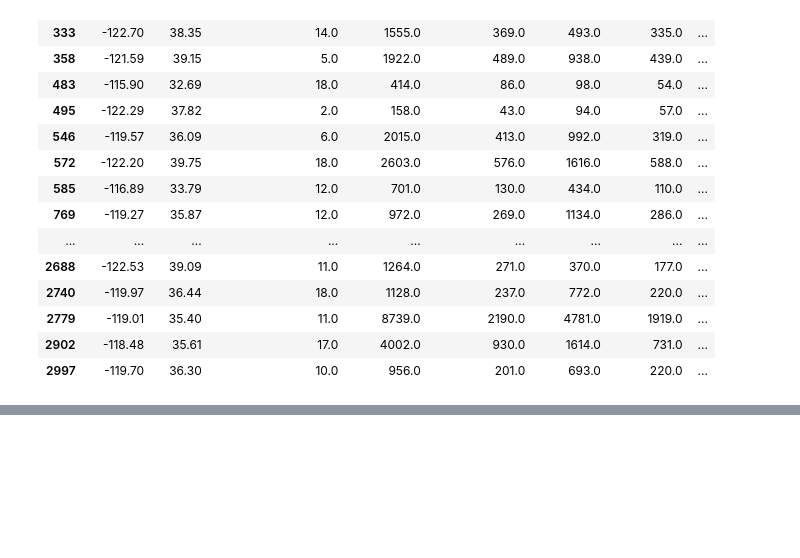
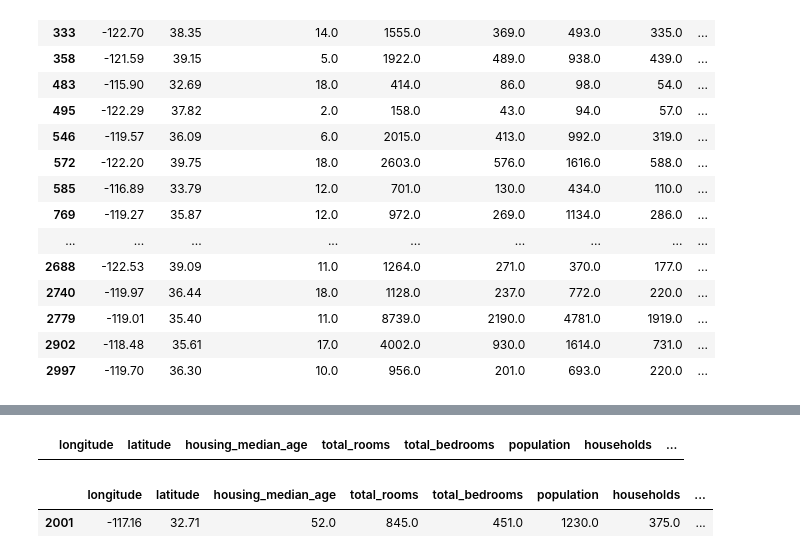
Before and after one commit to VitaliPopov/PYTHON_HW, a Jupyter notebook: python_sem9.ipynb, the cells around one changed output, grey strips where cells are left out. Drawn from its saved outputs; the diff is of its cells as text; code cells hidden in the pictures; blank space fills up the shorter version.

```diff
--- a/python_sem9.ipynb
+++ b/python_sem9.ipynb
@@ -136,0 +157,9 @@ datafr[(datafr['housing_median_age']<20)&(datafr['median_house_value']<70000)]
+# %%
+datafr[(datafr['median_income'] == 3.1250)== datafr['median_house_value'].max()]
+# %% [output]
+|  | longitude | latitude | housing_median_age | total_rooms | total_bedrooms | population | households | ... |
+# %%
+datafr[(datafr['median_house_value'] == datafr['median_house_value'].min())]
+# %% [output]
+|  | longitude | latitude | housing_median_age | total_rooms | total_bedrooms | population | households | ... |
+| 2001 | -117.16 | 32.71 | 52.0 | 845.0 | 451.0 | 1230.0 | 375.0 | ... |
```
Also changed, not shown: parts of 2 cells of this notebook.
